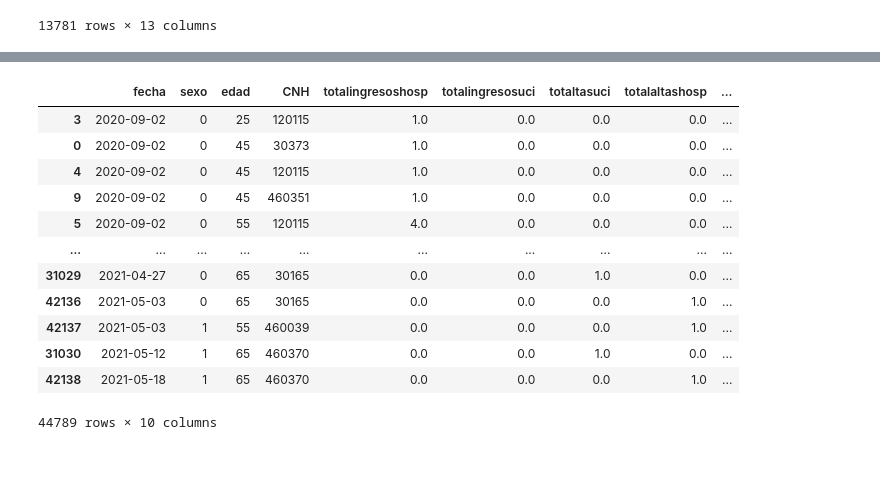
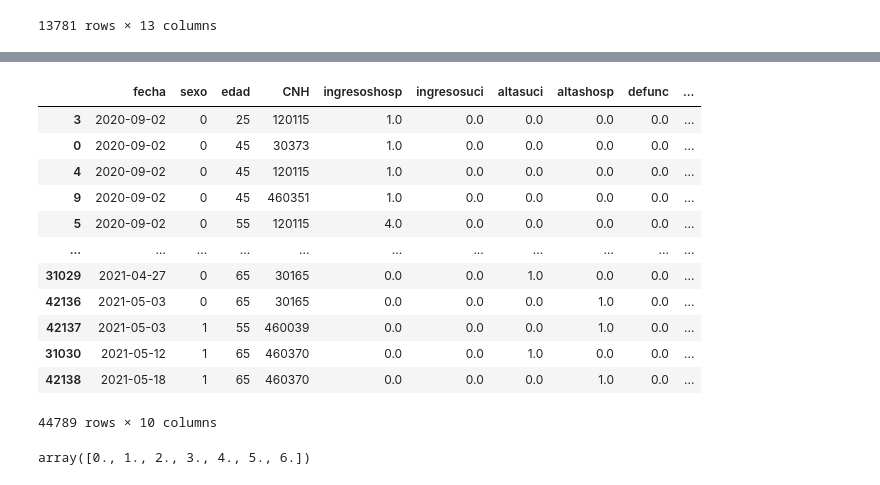
Before and after one commit to jamg-upv/CAHOS19, a Jupyter notebook: python/trataientoDATASET1fake.ipynb, the cells around one changed output, grey strips where cells are left out. Drawn from its saved outputs; the diff is of its cells as text; code cells hidden in the pictures.

```diff
--- a/python/trataientoDATASET1fake.ipynb
+++ b/python/trataientoDATASET1fake.ipynb
@@ -162,20 +138,23 @@ datasetfake2
-# %%
-datasetfake3 = datasetfake2.groupby(['fecha', 'sexo', 'edad', 'CNH'], as_index=False).agg(sum)
-
-#filtered_dates3.groupby(['sexo','grupo_edad'], as_index=False).agg(sum)
-#ingresoshosp.groupby(['fechaingrehosp', 'sexo', 'edad', 'CNH'])['parasumar'].sum()
-datasetfake2
-# %% [output]
-|  | fecha | sexo | edad | CNH | totalingresoshosp | totalingresosuci | totaltasuci | totalaltashosp | ... |
-| 3 | 2020-09-02 | 0 | 25 | 120115 | 1.0 | 0.0 | 0.0 | 0.0 | ... |
-| 0 | 2020-09-02 | 0 | 45 | 30373 | 1.0 | 0.0 | 0.0 | 0.0 | ... |
-| 4 | 2020-09-02 | 0 | 45 | 120115 | 1.0 | 0.0 | 0.0 | 0.0 | ... |
-| 9 | 2020-09-02 | 0 | 45 | 460351 | 1.0 | 0.0 | 0.0 | 0.0 | ... |
-| 5 | 2020-09-02 | 0 | 55 | 120115 | 4.0 | 0.0 | 0.0 | 0.0 | ... |
-| ... | ... | ... | ... | ... | ... | ... | ... | ... | ... |
-| 31029 | 2021-04-27 | 0 | 65 | 30165 | 0.0 | 0.0 | 1.0 | 0.0 | ... |
-| 42136 | 2021-05-03 | 0 | 65 | 30165 | 0.0 | 0.0 | 0.0 | 1.0 | ... |
-| 42137 | 2021-05-03 | 1 | 55 | 460039 | 0.0 | 0.0 | 0.0 | 1.0 | ... |
-| 31030 | 2021-05-12 | 1 | 65 | 460370 | 0.0 | 0.0 | 1.0 | 0.0 | ... |
-| 42138 | 2021-05-18 | 1 | 65 | 460370 | 0.0 | 0.0 | 0.0 | 1.0 | ... |
-44789 rows × 10 columns
+# %%
+#unir los distintos df de las sumas según fecha, sexo, edad y CNH
+datasetfake2 = pd.concat([ingresoshosp1, ingresosuci1, altasuci1, altashosp1, defunc1,traslado1], ignore_index=True)
+       #datasetfake2=datasetfake2.replace(np.nan,0)
+datasetfake2=datasetfake2.sort_values(['fecha', 'sexo','edad','CNH'])
+#ingresoshosp1=ingresoshosp1.sort_values(['fechaingrehosp', 'CNH', 'edad','sexo'])
+datasetfake2 = datasetfake2.fillna(0)
+#df.replace(np.nan,0)
+datasetfake2
+# %% [output]
+|  | fecha | sexo | edad | CNH | ingresoshosp | ingresosuci | altasuci | altashosp | defunc | ... |
+| 3 | 2020-09-02 | 0 | 25 | 120115 | 1.0 | 0.0 | 0.0 | 0.0 | 0.0 | ... |
+| 0 | 2020-09-02 | 0 | 45 | 30373 | 1.0 | 0.0 | 0.0 | 0.0 | 0.0 | ... |
+| 4 | 2020-09-02 | 0 | 45 | 120115 | 1.0 | 0.0 | 0.0 | 0.0 | 0.0 | ... |
+| 9 | 2020-09-02 | 0 | 45 | 460351 | 1.0 | 0.0 | 0.0 | 0.0 | 0.0 | ... |
+| 5 | 2020-09-02 | 0 | 55 | 120115 | 4.0 | 0.0 | 0.0 | 0.0 | 0.0 | ... |
+| ... | ... | ... | ... | ... | ... | ... | ... | ... | ... | ... |
+| 31029 | 2021-04-27 | 0 | 65 | 30165 | 0.0 | 0.0 | 1.0 | 0.0 | 0.0 | ... |
+| 42136 | 2021-05-03 | 0 | 65 | 30165 | 0.0 | 0.0 | 0.0 | 1.0 | 0.0 | ... |
+| 42137 | 2021-05-03 | 1 | 55 | 460039 | 0.0 | 0.0 | 0.0 | 1.0 | 0.0 | ... |
+| 31030 | 2021-05-12 | 1 | 65 | 460370 | 0.0 | 0.0 | 1.0 | 0.0 | 0.0 | ... |
+| 42138 | 2021-05-18 | 1 | 65 | 460370 | 0.0 | 0.0 | 0.0 | 1.0 | 0.0 | ... |
+44789 rows × 10 columns
@@ -181,0 +167,4 @@ datasetfake2
+# %%
+np.unique(datasetfake3['ingresosuci'])
+# %% [output]
+array([0., 1., 2., 3., 4., 5., 6.])
```
Also changed, not shown: parts of 6 cells of this notebook.
